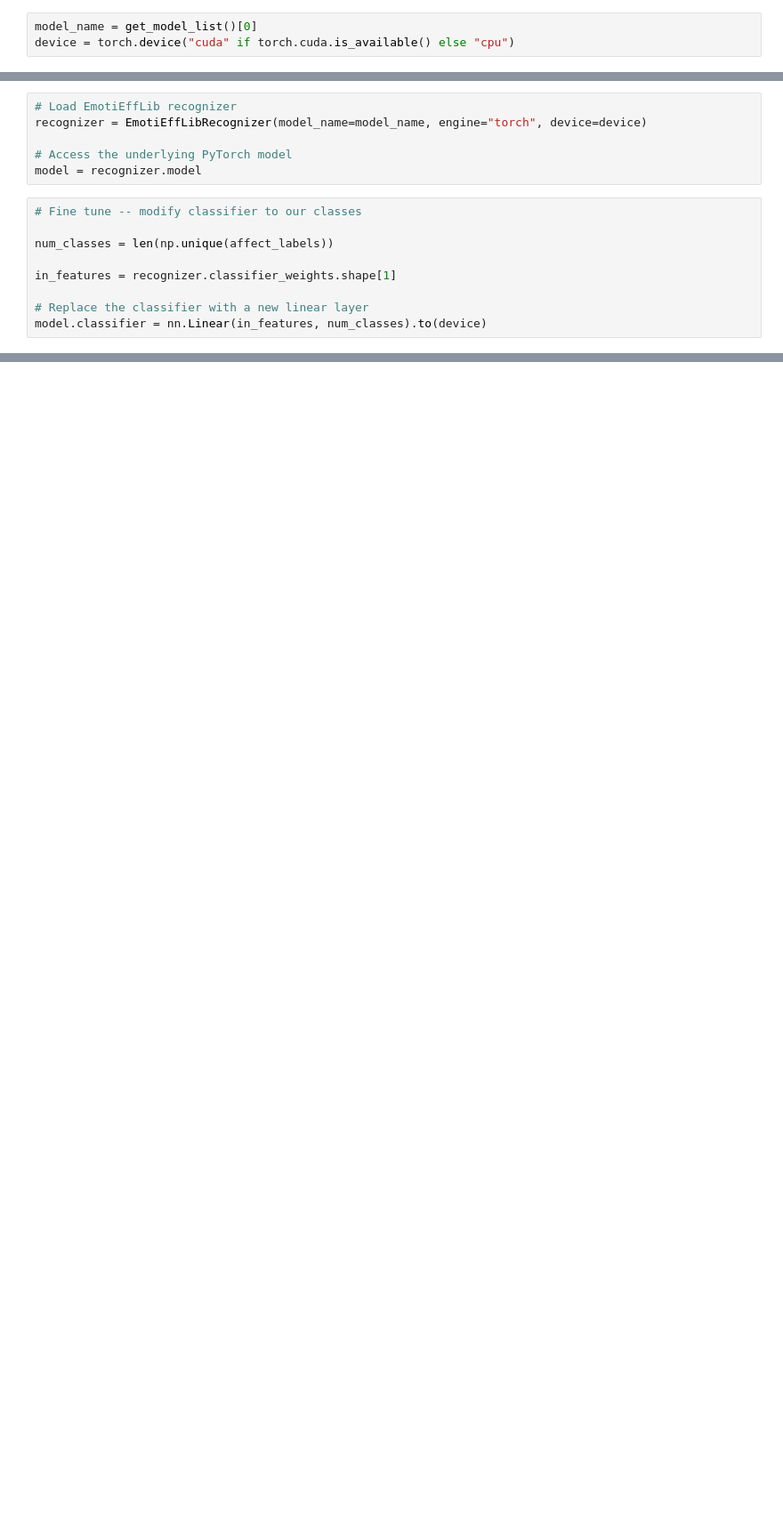
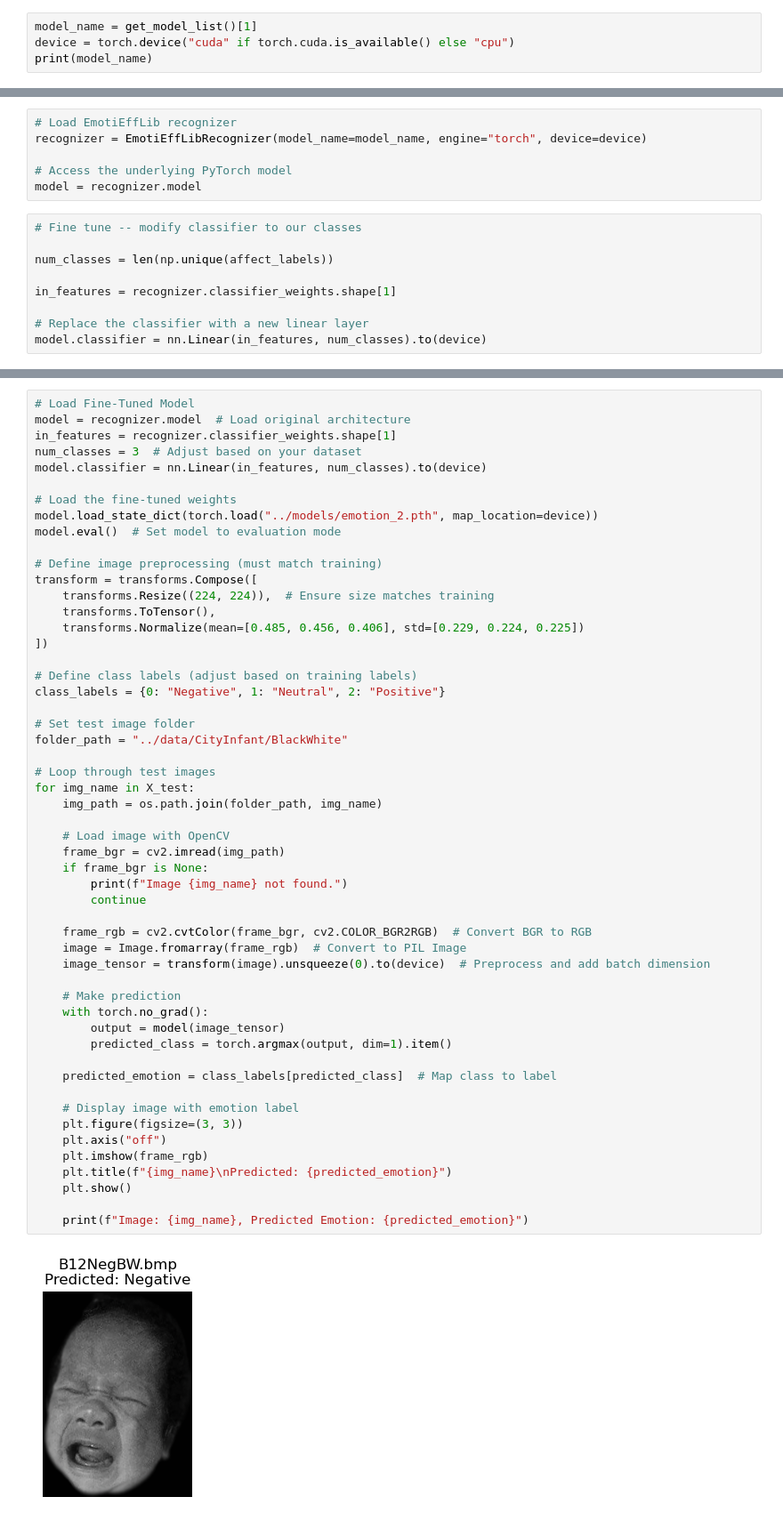
Before and after one commit to florentinafabregas/affect-recognition-infants, a Jupyter notebook: notebooks/fine_tune.ipynb, the cells around one changed output, grey strips where cells are left out. Shown at 89% size. Drawn from its saved outputs; the diff is of its cells as text; blank space fills up the shorter version.

Commit message:
add: first fine-tuned emotieff working

```diff
--- a/notebooks/fine_tune.ipynb
+++ b/notebooks/fine_tune.ipynb
@@ -117,5 +94,6 @@ test_dataloader = DataLoader(dev_dataset, batch_size=batch_size, shuffle=False,
 # %% [markdown]
 #### Load pre-trained model #1
 # %%
-model_name = get_model_list()[0]
+model_name = get_model_list()[1]
 device = torch.device("cuda" if torch.cuda.is_available() else "cpu")
+print(model_name)
@@ -205,0 +239,55 @@ ZeroDivisionError: division by zero
+# %%
+# Load Fine-Tuned Model
+model = recognizer.model  # Load original architecture
+in_features = recognizer.classifier_weights.shape[1]
+num_classes = 3  # Adjust based on your dataset
+model.classifier = nn.Linear(in_features, num_classes).to(device)
+
+# Load the fine-tuned weights
+model.load_state_dict(torch.load("../models/emotion_2.pth", map_location=device))
+model.eval()  # Set model to evaluation mode
+
+# Define image preprocessing (must match training)
+transform = transforms.Compose([
+    transforms.Resize((224, 224)),  # Ensure size matches training
+    transforms.ToTensor(),
+    transforms.Normalize(mean=[0.485, 0.456, 0.406], std=[0.229, 0.224, 0.225])
+])
+
+# Define class labels (adjust based on training labels)
+class_labels = {0: "Negative", 1: "Neutral", 2: "Positive"}
+
+# Set test image folder
+folder_path = "../data/CityInfant/BlackWhite"
+
+# Loop through test images
+for img_name in X_test:
+    img_path = os.path.join(folder_path, img_name)
+
+    # Load image with OpenCV
+    frame_bgr = cv2.imread(img_path)
+    if frame_bgr is None:
+        print(f"Image {img_name} not found.")
+        continue
+
+    frame_rgb = cv2.cvtColor(frame_bgr, cv2.COLOR_BGR2RGB)  # Convert BGR to RGB
+    image = Image.fromarray(frame_rgb)  # Convert to PIL Image
+    image_tensor = transform(image).unsqueeze(0).to(device)  # Preprocess and add batch dimension
+
+    # Make prediction
+    with torch.no_grad():
+        output = model(image_tensor)
+        predicted_class = torch.argmax(output, dim=1).item()
+
+    predicted_emotion = class_labels[predicted_class]  # Map class to label
+
+    # Display image with emotion label
+    plt.figure(figsize=(3, 3))
+    plt.axis("off")
+    plt.imshow(frame_rgb)
+    plt.title(f"{img_name}\nPredicted: {predicted_emotion}")
+    plt.show()
+
+    print(f"Image: {img_name}, Predicted Emotion: {predicted_emotion}")
+# %% [output]
+[figure, added]
```
Also changed, not shown: parts of 16 cells of this notebook, 4 other files.
